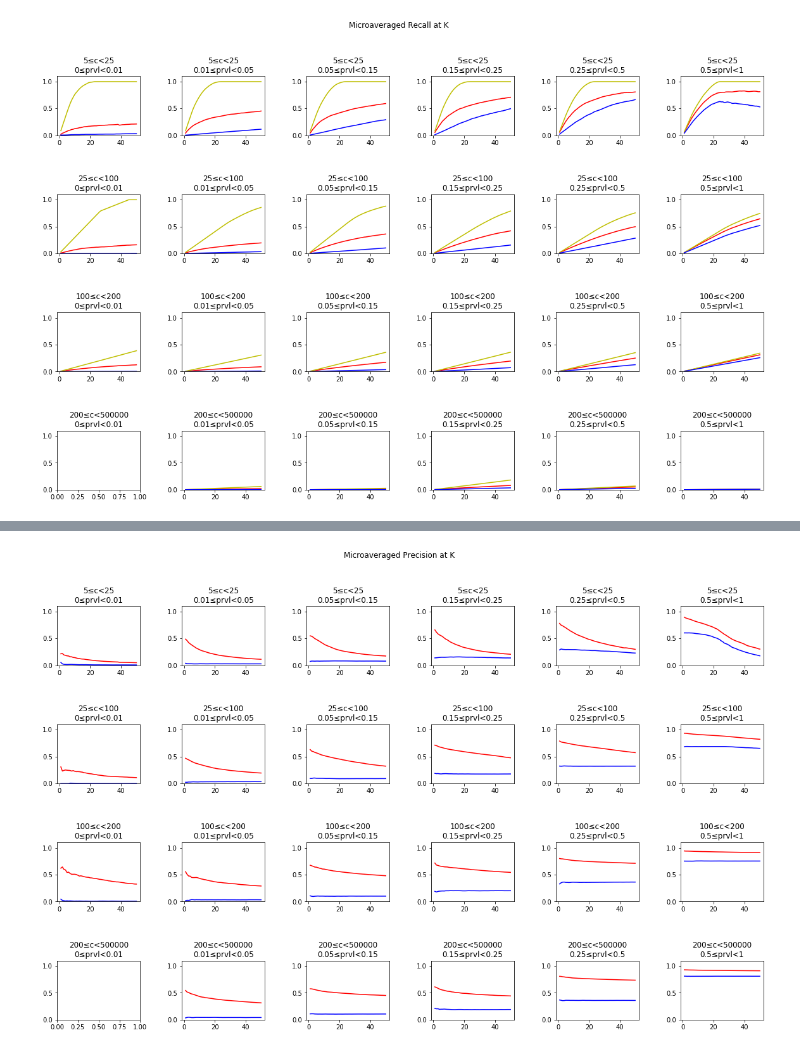
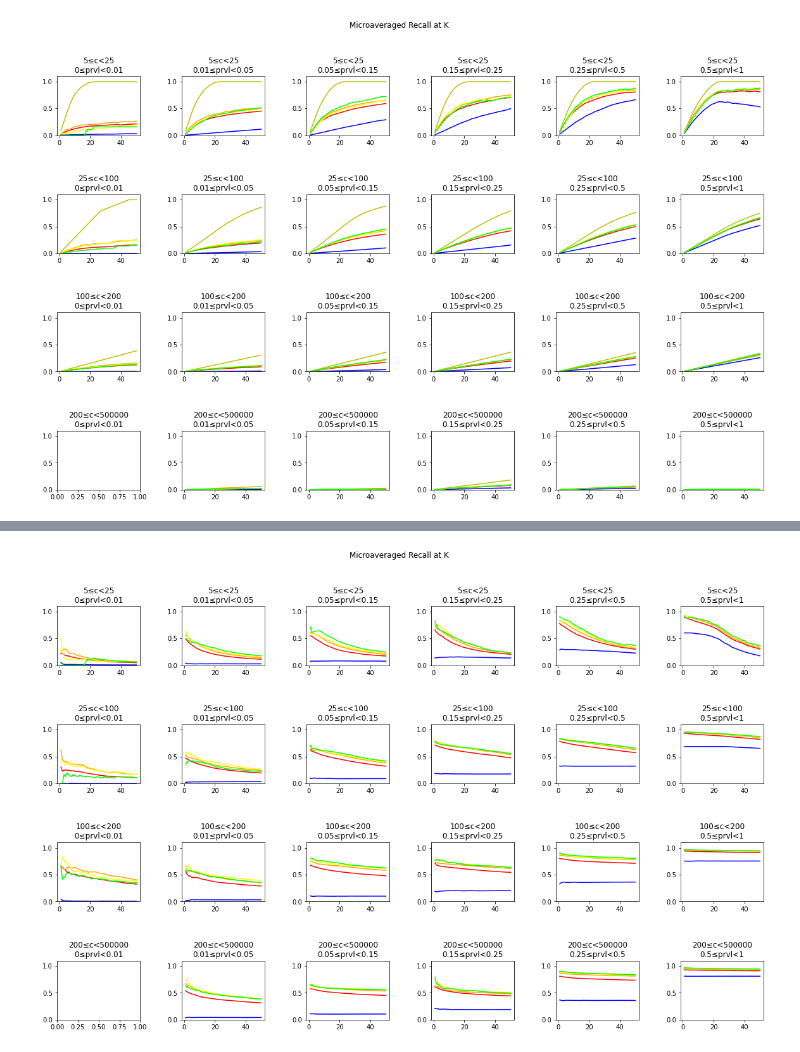
Before and after one commit to lgessler/bert-has-uncommon-sense, a Jupyter notebook: notebooks/ontonotes_analysis.ipynb, the cells around one changed output, grey strips where cells are left out. Drawn from its saved outputs; the diff is of its cells as text; code cells hidden in the pictures.

Commit message:
move buckets to consts

```diff
--- a/notebooks/ontonotes_analysis.ipynb
+++ b/notebooks/ontonotes_analysis.ipynb
@@ -46,4 +45,6 @@ Index(['sentence', 'label', 'lemma', 'label_freq_in_train', 'label_1',
 # %%
+from bssp.common.const import TRAIN_FREQ_BUCKETS, PREVALENCE_BUCKETS
+
 def xyzize(scores_dict, key='synset'):
     x, y, z = [], [], []
     for cutoff, p_at_k_dict in scores_dict.items():
@@ -85,7 +86,7 @@ def plot_p_vs_k(p_at_k_dict, p_at_k_dict_2=None, key='synset'):
     plt.show()
 
 
-def plot_p_vs_k_grid(p_at_k_dict_2=None, key='synset', evals=['rec'], metric='cosine'):
+def plot_grid(configs, key='label', evals=['rec'], metric='cosine', query_n=1):
     fig, axs = plt.subplots(4,6,figsize=(20,12))
     plt.subplots_adjust(hspace=1.0, wspace=0.5)
     fig.suptitle("Microaveraged " + ("Recall" if evals[0]=='rec'
@@ -94,38 +95,36 @@ def plot_p_vs_k_grid(p_at_k_dict_2=None, key='synset', evals=['rec'], metric='co
                   else "Precision") + " at K")
 
     i = 0
-    for min_train_freq, max_train_freq in [[5,25], [25,100], [100,200], [200, 500000]]:
-        for min_rarity, max_rarity in [[0,0.01], [0.01,0.05], [0.05,0.15], [0.15,0.25], [0.25,0.5], [0.5,1]]:
+    for min_train_freq, max_train_freq in TRAIN_FREQ_BUCKETS:
+        for min_rarity, max_rarity in PREVALENCE_BUCKETS:
             ax = axs[i//6][i%6]
             i += 1
             ax.set_title(f'{min_train_freq}≤c<{max_train_freq}\n{min_rarity}≤prvl<{max_rarity}')
             #ax.set_ylim(0.2, 0.8)
             ax.set_ylim(0, 1.1)
 
-            for metric_ in [metric, 'baseline']:
-                for eval in evals:
-                    if eval == 'orec' and metric_ == 'baseline':
-                        continue
-                    scores = read_score(
-                        eval=eval,
-                        min_train_freq=min_train_freq,
-                        max_train_freq=max_train_freq,
-                        min_rarity=min_rarity,
-                        max_rarity=max_rarity,
-                        metric=metric_
-                    )
-                    if scores is None:
-                        continue
-                    k, scores = list(zip(*scores.items()))
-                    scores = [x[key] for x in scores]
-                    k = list(k)
-                    #ax.scatter(x=k, y=scores, c=scores)
-                    ax.plot(k, scores,
-                            'y-' if eval=='orec' else
-                            'b' if metric_ == 'baseline' else
-                            'g' if metric_ == 'rec'
-                           else 'r')
-                    #ax.scatter(k, scores, 'bo')
+            for c in configs:
+                metric_ = c.get('metric') or metric
+                color_ = c.get('color') or 'pink'
+                eval_ = c['eval']
+                query_n_ = c.get('query_n') or query_n
+
+                scores = read_score(
+                    eval=eval_,
+                    min_train_freq=min_train_freq,
+                    max_train_freq=max_train_freq,
+                    min_rarity=min_rarity,
+                    max_rarity=max_rarity,
+                    metric=metric_,
+                    query_n=query_n_
+                )
+                if scores is None:
+                    continue
+                k, scores = list(zip(*scores.items()))
+                scores = [x[key] for x in scores]
+                k = list(k)
+                #ax.scatter(x=k, y=scores, c=scores)
+                ax.plot(k, scores, color_)
     plt.show()
 
 #score = read_score(
@@ -135,7 +134,23 @@ def plot_p_vs_k_grid(p_at_k_dict_2=None, key='synset', evals=['rec'], metric='co
 #)
 #plot_p_vs_k(score, key='synset')
 #plot_p_vs_k_grid(key='label', evals=['prec','rec'])
-plot_p_vs_k_grid(key='label', evals=['rec', 'orec'])
-plot_p_vs_k_grid(key='label', evals=['prec'])
+#plot_p_vs_k_grid(key='label', evals=['rec', 'orec'])
+#plot_p_vs_k_grid(key='label', evals=['prec'])
 #score
+
+plot_grid([
+    dict(metric='baseline', eval='rec', color='b'),
+    dict(metric='baseline', eval='orec', color='y-'),
+    dict(metric='cosine', eval='rec', color='red', query_n=1),
+    dict(metric='cosine', eval='rec', color='orange', query_n=3),
+    dict(metric='cosine', eval='rec', color='yellow', query_n=5),
+    dict(metric='cosine', eval='rec', color='lime', query_n=7),
+])
+plot_grid([
+    dict(metric='baseline', eval='prec', color='b'),
+    dict(metric='cosine', eval='prec', color='red', query_n=1),
+    dict(metric='cosine', eval='prec', color='orange', query_n=3),
+    dict(metric='cosine', eval='prec', color='yellow', query_n=5),
+    dict(metric='cosine', eval='prec', color='lime', query_n=7),
+])
 # %% [output]
@@ -145 +163 @@ WARNING: not found:  cache/ontonotes_baseline_q1_predictions/bert-base-cased_200
-[figure, old version]
+[figure, new version]
@@ -148 +169 @@ WARNING: not found:  cache/ontonotes_baseline_q1_predictions/bert-base-cased_200
-[figure, old version]
+[figure, new version]
```
Also changed, not shown: parts of 5 cells of this notebook, 4 other files.
